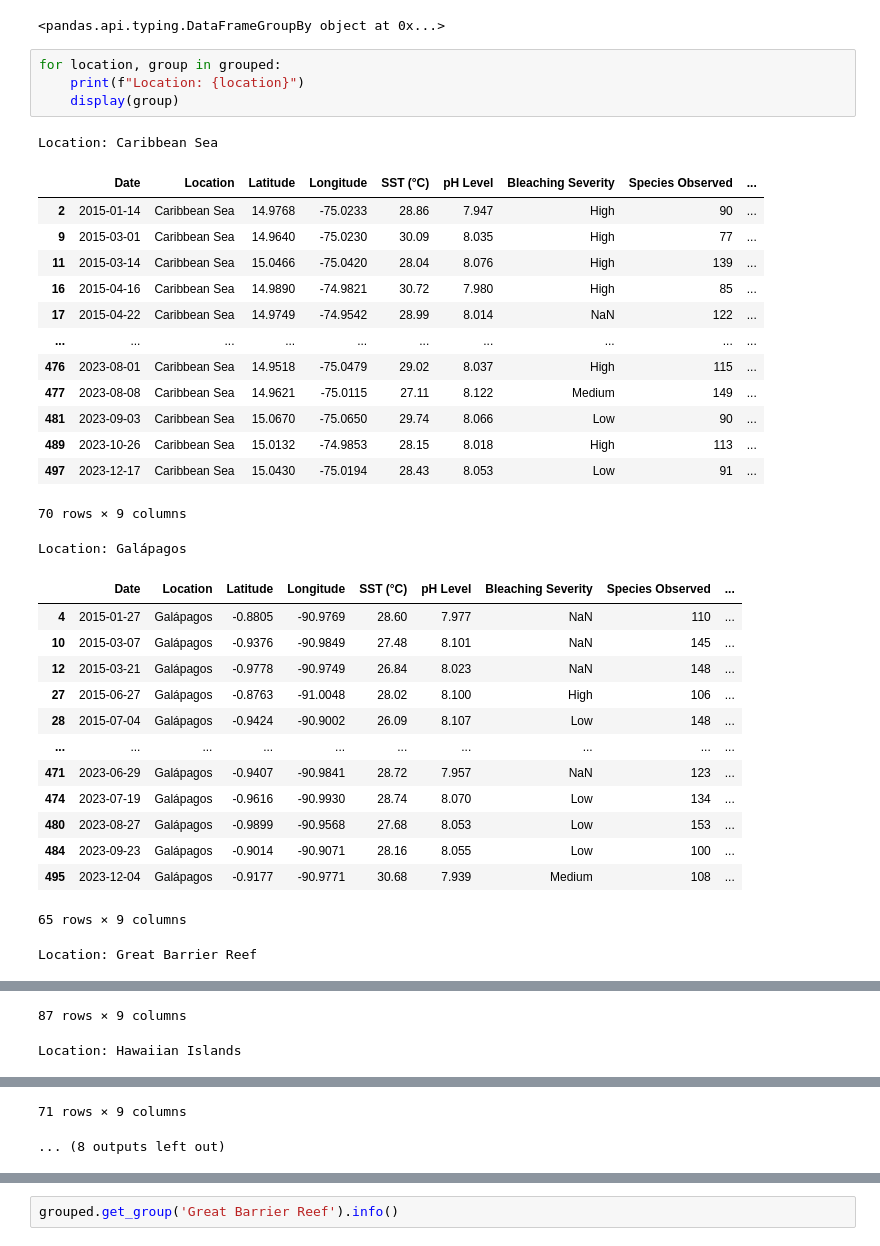
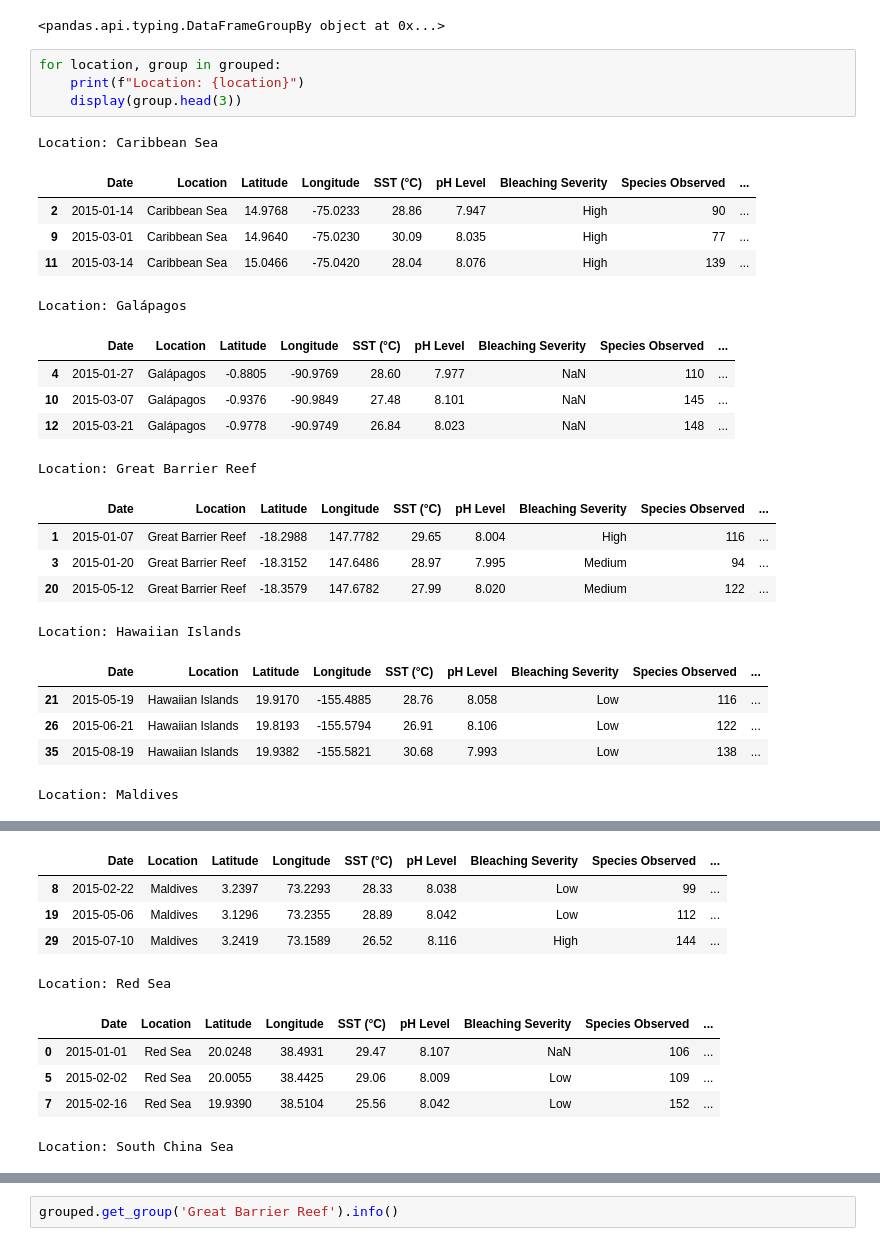
Before and after one commit to Sarah-Jane85/first_project, a Jupyter notebook: notebooks/ocean_climate_project.ipynb, the cells around one changed output, grey strips where cells are left out. Saved outputs shown, nothing was run; the diff lists cells and outputs as text.

```diff
--- a/notebooks/ocean_climate_project.ipynb
+++ b/notebooks/ocean_climate_project.ipynb
@@ -60,34 +63,26 @@ grouped
 # %%
 for location, group in grouped:
     print(f"Location: {location}")
-    display(group)
+    display(group.head(3))
 # %% [output]
 Location: Caribbean Sea
 |  | Date | Location | Latitude | Longitude | SST (°C) | pH Level | Bleaching Severity | Species Observed | ... |
 | 2 | 2015-01-14 | Caribbean Sea | 14.9768 | -75.0233 | 28.86 | 7.947 | High | 90 | ... |
 | 9 | 2015-03-01 | Caribbean Sea | 14.9640 | -75.0230 | 30.09 | 8.035 | High | 77 | ... |
 | 11 | 2015-03-14 | Caribbean Sea | 15.0466 | -75.0420 | 28.04 | 8.076 | High | 139 | ... |
-| 16 | 2015-04-16 | Caribbean Sea | 14.9890 | -74.9821 | 30.72 | 7.980 | High | 85 | ... |
-| 17 | 2015-04-22 | Caribbean Sea | 14.9749 | -74.9542 | 28.99 | 8.014 | NaN | 122 | ... |
-| ... | ... | ... | ... | ... | ... | ... | ... | ... | ... |
-| 476 | 2023-08-01 | Caribbean Sea | 14.9518 | -75.0479 | 29.02 | 8.037 | High | 115 | ... |
-| 477 | 2023-08-08 | Caribbean Sea | 14.9621 | -75.0115 | 27.11 | 8.122 | Medium | 149 | ... |
-| 481 | 2023-09-03 | Caribbean Sea | 15.0670 | -75.0650 | 29.74 | 8.066 | Low | 90 | ... |
-| 489 | 2023-10-26 | Caribbean Sea | 15.0132 | -74.9853 | 28.15 | 8.018 | High | 113 | ... |
-| 497 | 2023-12-17 | Caribbean Sea | 15.0430 | -75.0194 | 28.43 | 8.053 | Low | 91 | ... |
-70 rows × 9 columns
+Location: Galápagos
+|  | Date | Location | Latitude | Longitude | SST (°C) | pH Level | Bleaching Severity | Species Observed | ... |
+| 4 | 2015-01-27 | Galápagos | -0.8805 | -90.9769 | 28.60 | 7.977 | NaN | 110 | ... |
+| 10 | 2015-03-07 | Galápagos | -0.9376 | -90.9849 | 27.48 | 8.101 | NaN | 145 | ... |
+| 12 | 2015-03-21 | Galápagos | -0.9778 | -90.9749 | 26.84 | 8.023 | NaN | 148 | ... |
-Location: Galápagos
+Location: Great Barrier Reef
-|  | Date | Location | Latitude | Longitude | SST (°C) | pH Level | Bleaching Severity | Species Observed | ... |
-| 4 | 2015-01-27 | Galápagos | -0.8805 | -90.9769 | 28.60 | 7.977 | NaN | 110 | ... |
-| 10 | 2015-03-07 | Galápagos | -0.9376 | -90.9849 | 27.48 | 8.101 | NaN | 145 | ... |
-| 12 | 2015-03-21 | Galápagos | -0.9778 | -90.9749 | 26.84 | 8.023 | NaN | 148 | ... |
-| 27 | 2015-06-27 | Galápagos | -0.8763 | -91.0048 | 28.02 | 8.100 | High | 106 | ... |
-| 28 | 2015-07-04 | Galápagos | -0.9424 | -90.9002 | 26.09 | 8.107 | Low | 148 | ... |
-| ... | ... | ... | ... | ... | ... | ... | ... | ... | ... |
-| 471 | 2023-06-29 | Galápagos | -0.9407 | -90.9841 | 28.72 | 7.957 | NaN | 123 | ... |
-| 474 | 2023-07-19 | Galápagos | -0.9616 | -90.9930 | 28.74 | 8.070 | Low | 134 | ... |
-| 480 | 2023-08-27 | Galápagos | -0.9899 | -90.9568 | 27.68 | 8.053 | Low | 153 | ... |
-| 484 | 2023-09-23 | Galápagos | -0.9014 | -90.9071 | 28.16 | 8.055 | Low | 100 | ... |
-| 495 | 2023-12-04 | Galápagos | -0.9177 | -90.9771 | 30.68 | 7.939 | Medium | 108 | ... |
+|  | Date | Location | Latitude | Longitude | SST (°C) | pH Level | Bleaching Severity | Species Observed | ... |
+| 1 | 2015-01-07 | Great Barrier Reef | -18.2988 | 147.7782 | 29.65 | 8.004 | High | 116 | ... |
+| 3 | 2015-01-20 | Great Barrier Reef | -18.3152 | 147.6486 | 28.97 | 7.995 | Medium | 94 | ... |
+| 20 | 2015-05-12 | Great Barrier Reef | -18.3579 | 147.6782 | 27.99 | 8.020 | Medium | 122 | ... |
-65 rows × 9 columns
+Location: Hawaiian Islands
+|  | Date | Location | Latitude | Longitude | SST (°C) | pH Level | Bleaching Severity | Species Observed | ... |
+| 21 | 2015-05-19 | Hawaiian Islands | 19.9170 | -155.4885 | 28.76 | 8.058 | Low | 116 | ... |
+| 26 | 2015-06-21 | Hawaiian Islands | 19.8193 | -155.5794 | 26.91 | 8.106 | Low | 122 | ... |
+| 35 | 2015-08-19 | Hawaiian Islands | 19.9382 | -155.5821 | 30.68 | 7.993 | Low | 138 | ... |
-Location: Great Barrier Reef
+Location: Maldives
@@ -106,2 +89,10 @@ Location: Great Barrier Reef
+|  | Date | Location | Latitude | Longitude | SST (°C) | pH Level | Bleaching Severity | Species Observed | ... |
+| 8 | 2015-02-22 | Maldives | 3.2397 | 73.2293 | 28.33 | 8.038 | Low | 99 | ... |
+| 19 | 2015-05-06 | Maldives | 3.1296 | 73.2355 | 28.89 | 8.042 | Low | 112 | ... |
+| 29 | 2015-07-10 | Maldives | 3.2419 | 73.1589 | 26.52 | 8.116 | High | 144 | ... |
-87 rows × 9 columns
+Location: Red Sea
+|  | Date | Location | Latitude | Longitude | SST (°C) | pH Level | Bleaching Severity | Species Observed | ... |
+| 0 | 2015-01-01 | Red Sea | 20.0248 | 38.4931 | 29.47 | 8.107 | NaN | 106 | ... |
+| 5 | 2015-02-02 | Red Sea | 20.0055 | 38.4425 | 29.06 | 8.009 | Low | 109 | ... |
+| 7 | 2015-02-16 | Red Sea | 19.9390 | 38.5104 | 25.56 | 8.042 | Low | 152 | ... |
-Location: Hawaiian Islands
+Location: South China Sea
@@ -120,2 +98,0 @@ Location: Hawaiian Islands
-71 rows × 9 columns
-... (8 outputs left out)
```
Also changed, not shown: parts of 14 cells of this notebook, 15 other files.
